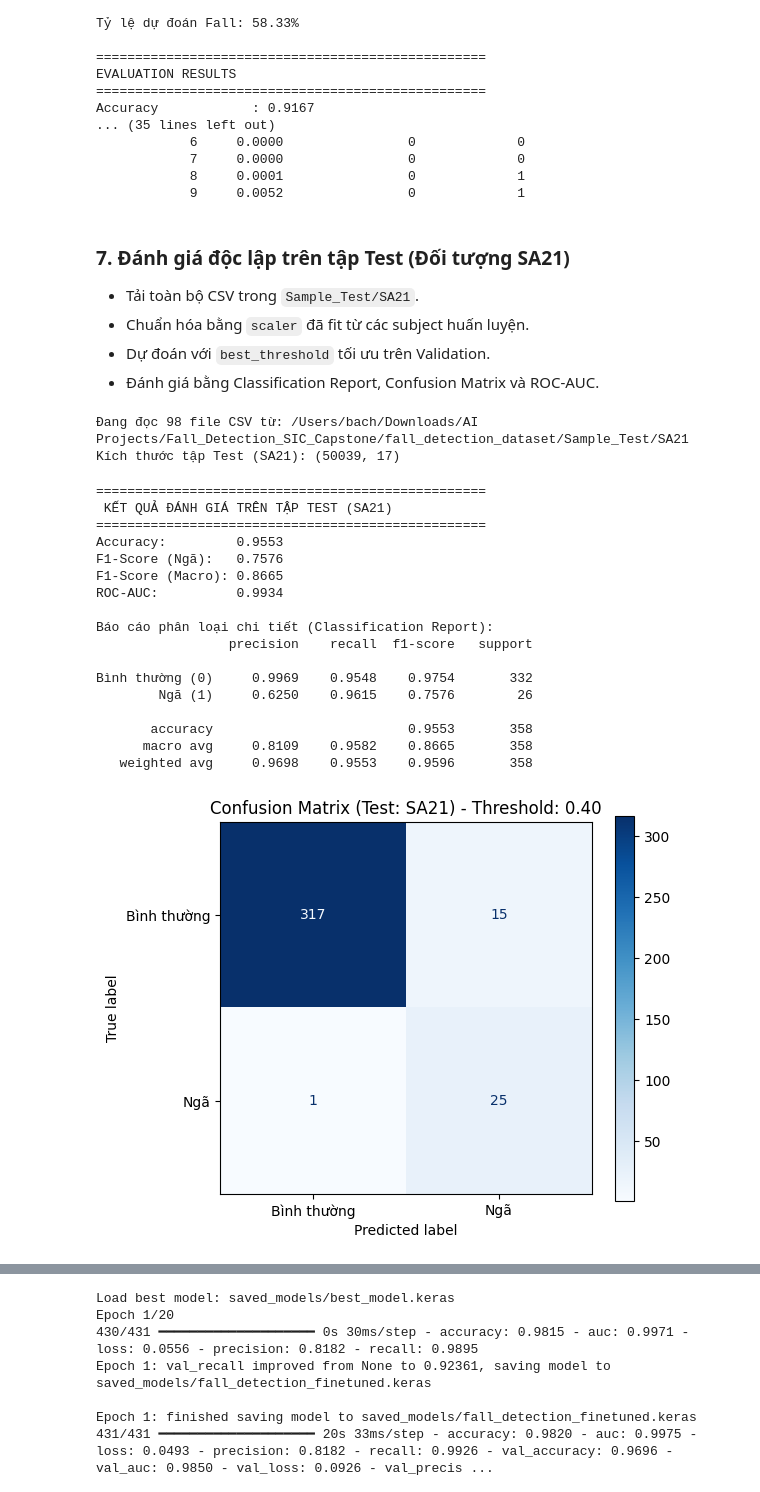
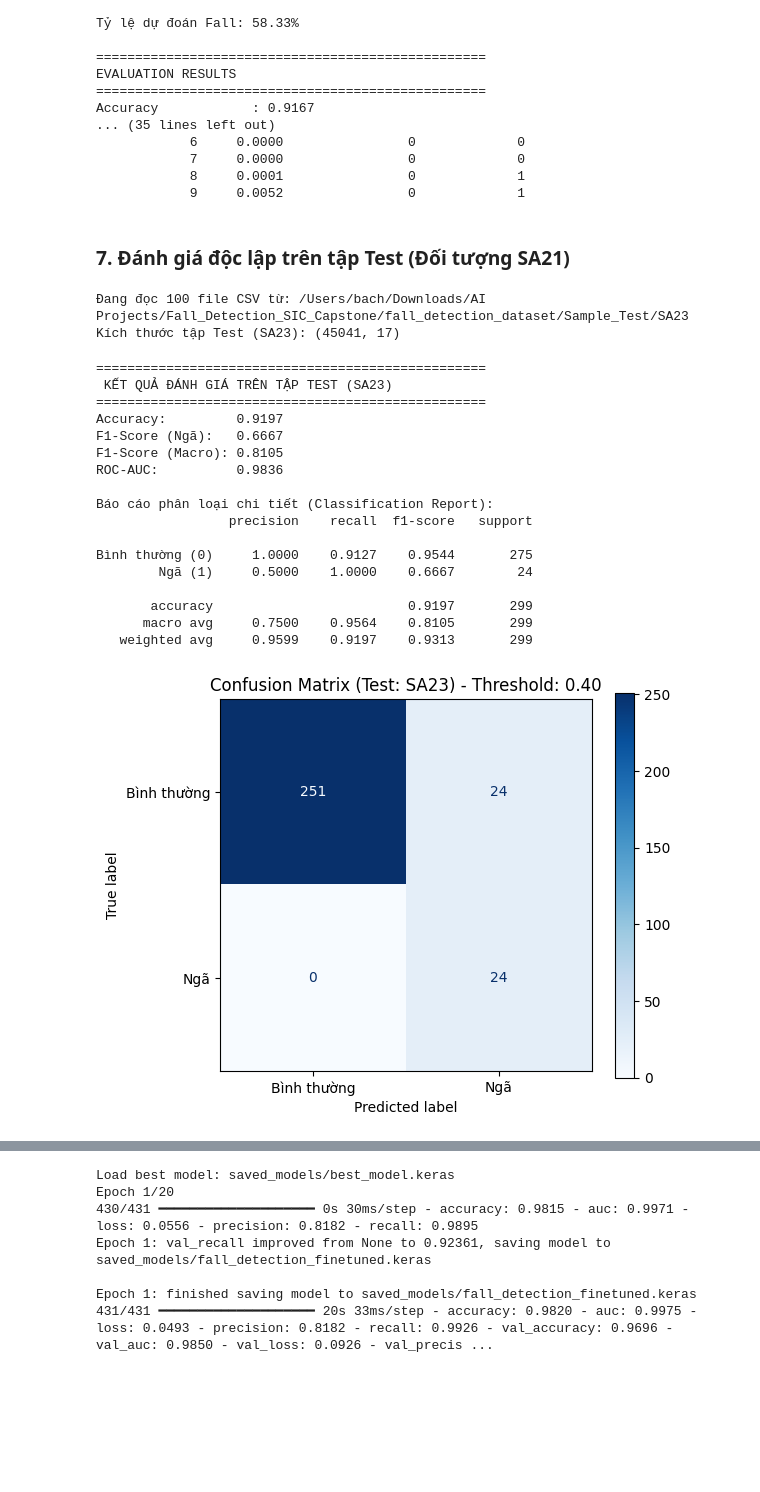
Before and after one commit to dquangbach/Fall_Detection_SIC_Capstone, a Jupyter notebook: model.ipynb, the cells around one changed output, grey strips where cells are left out. Cells and saved outputs as stored; diff of their text form; code cells hidden in the pictures; blank space fills up the shorter version.

Commit message:
Testing all folders in Sample_Test

```diff
--- a/model.ipynb
+++ b/model.ipynb
@@ -1209,15 +1209,11 @@ Accuracy            : 0.9167
             9     0.0052                0             1
 # %% [markdown]
 ### 7. Đánh giá độc lập trên tập Test (Đối tượng SA21)
-- Tải toàn bộ CSV trong `Sample_Test/SA21`.
-- Chuẩn hóa bằng `scaler` đã fit từ các subject huấn luyện.
-- Dự đoán với `best_threshold` tối ưu trên Validation.
-- Đánh giá bằng Classification Report, Confusion Matrix và ROC-AUC.
 # %%
 # Đường dẫn tập kiểm thử độc lập (không dùng trong quá trình train)
 test_path = resolve_dataset_path(
-    "Fall_Detection_SIC_Capstone/fall_detection_dataset/Sample_Test/SA21",
-    "fall_detection_dataset/Sample_Test/SA21",
+    "Fall_Detection_SIC_Capstone/fall_detection_dataset/Sample_Test/SA23",
+    "fall_detection_dataset/Sample_Test/SA23",
 )
 df_test = load_imu_dataset(test_path)
 
@@ -1237,43 +1233,43 @@ y_pred = (test_probs >= best_threshold).astype(int)
 test_acc = accuracy_score(y_test, y_pred)
 test_f1_bin = f1_score(y_test, y_pred, average="binary", zero_division=0)
 test_f1_macro = f1_score(y_test, y_pred, average="macro", zero_division=0)
 test_auc = roc_auc_score(y_test, test_probs)
 
 print("\n" + "=" * 50)
 print(f" KẾT QUẢ ĐÁNH GIÁ TRÊN TẬP TEST ({test_path.name})")
 print("=" * 50)
 print(f"Accuracy:         {test_acc:.4f}")
 print(f"F1-Score (Ngã):   {test_f1_bin:.4f}")
 print(f"F1-Score (Macro): {test_f1_macro:.4f}")
 print(f"ROC-AUC:          {test_auc:.4f}")
 print("\nBáo cáo phân loại chi tiết (Classification Report):")
 print(classification_report(y_test, y_pred, target_names=["Bình thường (0)", "Ngã (1)"], digits=4))
 
 fig, ax = plt.subplots(figsize=(6, 5))
 cm = confusion_matrix(y_test, y_pred)
 ConfusionMatrixDisplay(confusion_matrix=cm, display_labels=["Bình thường", "Ngã"]).plot(
     cmap="Blues", values_format="d", ax=ax
 )
 ax.set_title(f"Confusion Matrix (Test: {test_path.name}) - Threshold: {best_threshold:.2f}")
 plt.show()
 # %% [output]
-Đang đọc 98 file CSV từ: /Users/bach/Downloads/AI Projects/Fall_Detection_SIC_Capstone/fall_detection_dataset/Sample_Test/SA21
-Kích thước tập Test (SA21): (50039, 17)
+Đang đọc 100 file CSV từ: /Users/bach/Downloads/AI Projects/Fall_Detection_SIC_Capstone/fall_detection_dataset/Sample_Test/SA23
+Kích thước tập Test (SA23): (45041, 17)
 ==================================================
- KẾT QUẢ ĐÁNH GIÁ TRÊN TẬP TEST (SA21)
+ KẾT QUẢ ĐÁNH GIÁ TRÊN TẬP TEST (SA23)
 ==================================================
-Accuracy:         0.9553
-F1-Score (Ngã):   0.7576
-F1-Score (Macro): 0.8665
-ROC-AUC:          0.9934
+Accuracy:         0.9197
+F1-Score (Ngã):   0.6667
+F1-Score (Macro): 0.8105
+ROC-AUC:          0.9836
 
 Báo cáo phân loại chi tiết (Classification Report):
                  precision    recall  f1-score   support
 
-Bình thường (0)     0.9969    0.9548    0.9754       332
-        Ngã (1)     0.6250    0.9615    0.7576        26
+Bình thường (0)     1.0000    0.9127    0.9544       275
+        Ngã (1)     0.5000    1.0000    0.6667        24
 
-       accuracy                         0.9553       358
-      macro avg     0.8109    0.9582    0.8665       358
-   weighted avg     0.9698    0.9553    0.9596       358
+       accuracy                         0.9197       299
+      macro avg     0.7500    0.9564    0.8105       299
+   weighted avg     0.9599    0.9197    0.9313       299
-[figure, old version]
+[figure, new version]
```
Also changed, not shown: parts of 2 cells of this notebook.
